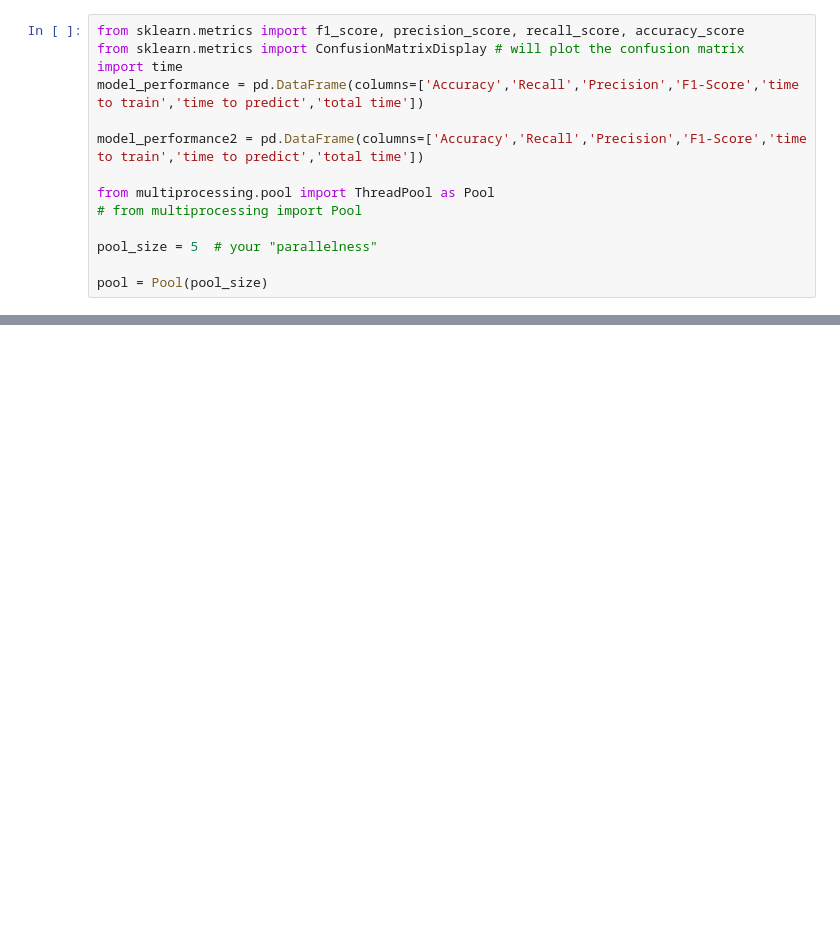
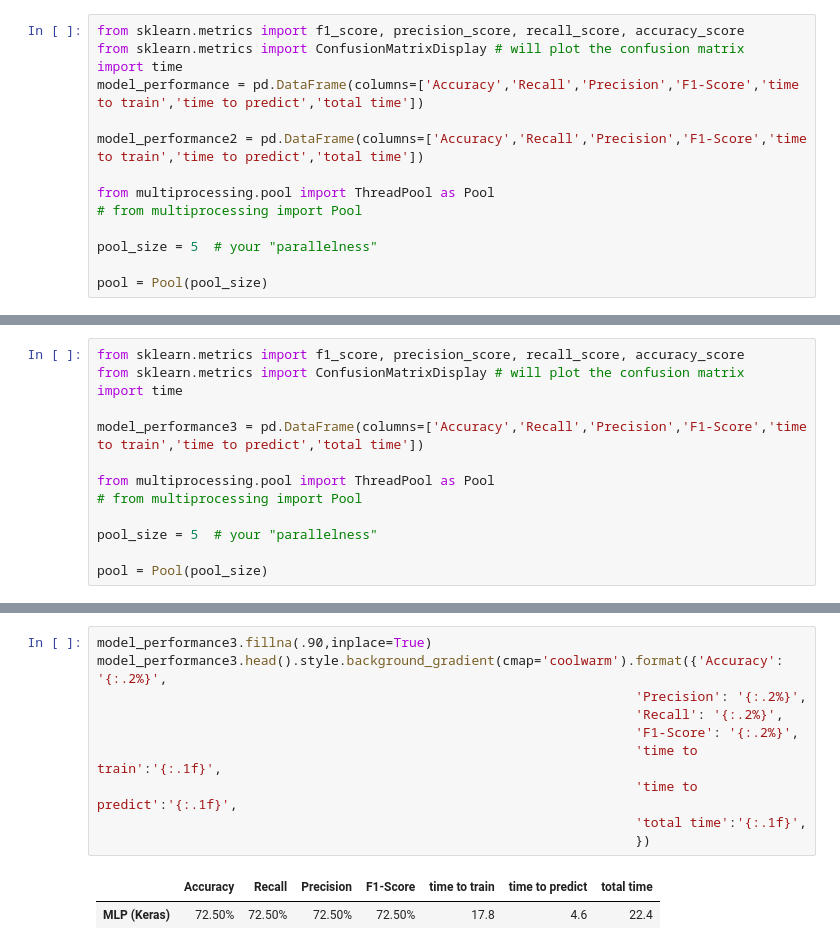
Before and after one commit to cwperks/EAI6980, a Jupyter notebook: Final Project.ipynb, the cells around one changed output, grey strips where cells are left out. Drawn from its saved outputs; the diff is of its cells as text; blank space fills up the shorter version.

```diff
--- a/Final Project.ipynb
+++ b/Final Project.ipynb
@@ -956,0 +1186,13 @@ plot_training_vs_validation(history, "MLP 4 layers (Keras)")
+# %%
+from sklearn.metrics import f1_score, precision_score, recall_score, accuracy_score
+from sklearn.metrics import ConfusionMatrixDisplay # will plot the confusion matrix
+import time
+
+model_performance3 = pd.DataFrame(columns=['Accuracy','Recall','Precision','F1-Score','time to train','time to predict','total time'])
+
+from multiprocessing.pool import ThreadPool as Pool
+# from multiprocessing import Pool
+
+pool_size = 5  # your "parallelness"
+
+pool = Pool(pool_size)
@@ -956,0 +1406,13 @@ plot_training_vs_validation(history, "MLP 4 layers (Keras)")
+# %%
+model_performance3.fillna(.90,inplace=True)
+model_performance3.head().style.background_gradient(cmap='coolwarm').format({'Accuracy': '{:.2%}',
+                                                                     'Precision': '{:.2%}',
+                                                                     'Recall': '{:.2%}',
+                                                                     'F1-Score': '{:.2%}',
+                                                                     'time to train':'{:.1f}',
+                                                                     'time to predict':'{:.1f}',
+                                                                     'total time':'{:.1f}',
+                                                                     })
+# %% [output]
+|  | Accuracy | Recall | Precision | F1-Score | time to train | time to predict | total time |
+| MLP (Keras) | 72.50% | 72.50% | 72.50% | 72.50% | 17.8 | 4.6 | 22.4 |
```
Also changed, not shown: parts of 105 cells of this notebook, 4 other files.
